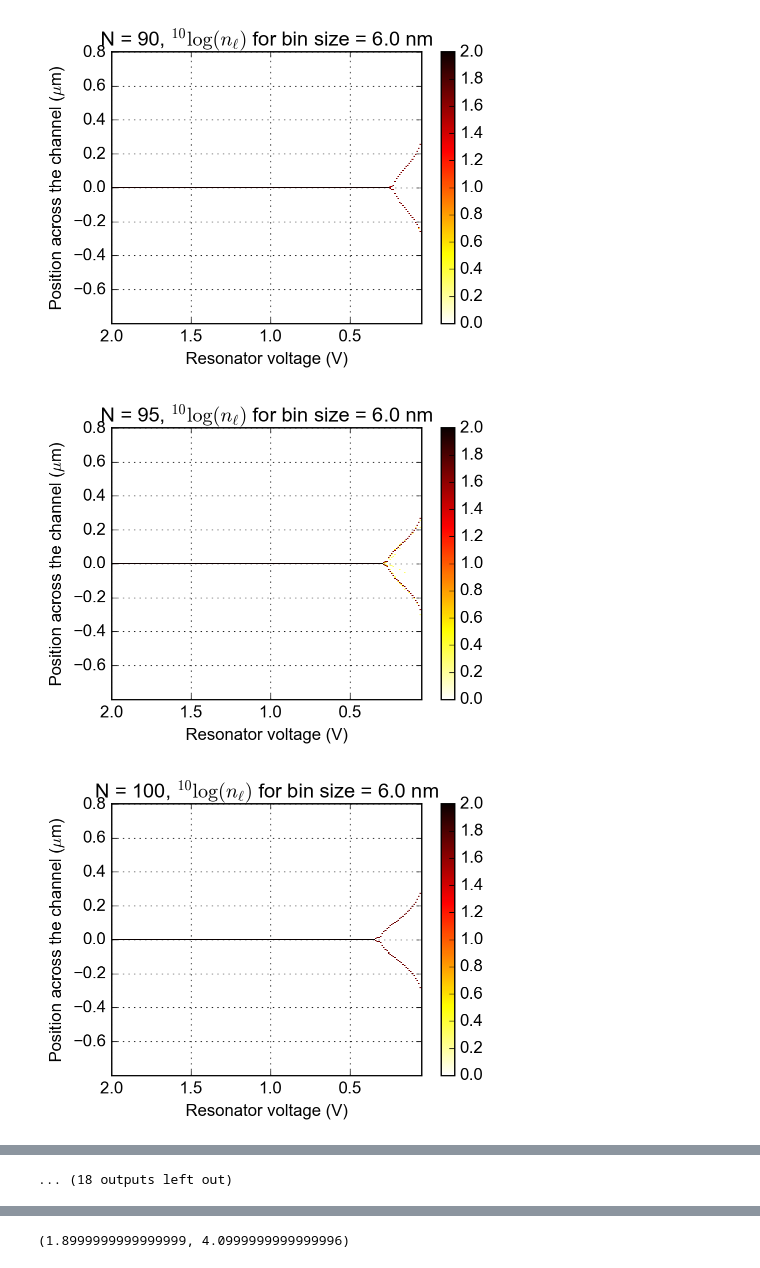
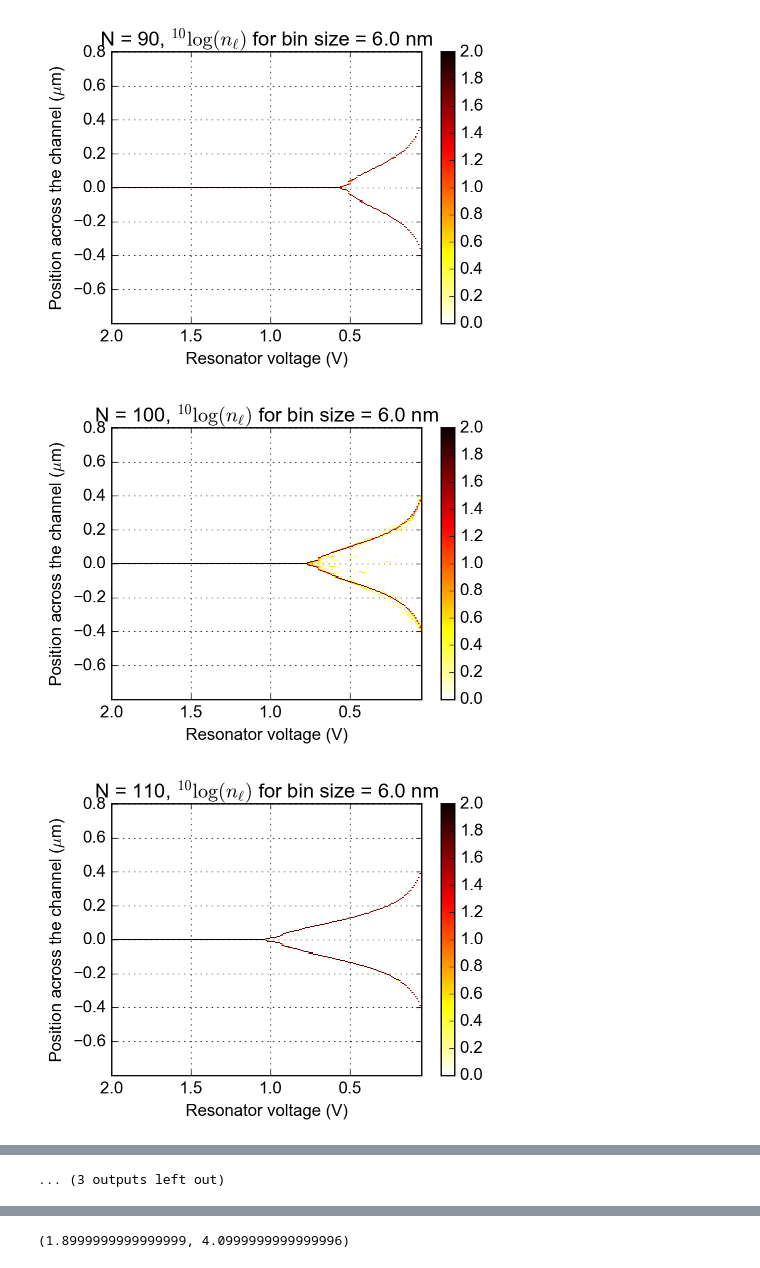
Before and after one commit to gkoolstra/ipython-notebooks, a Jupyter notebook: 20170124 - Electron row detection .ipynb, the cells around one changed output, grey strips where cells are left out. Cells and saved outputs as stored; diff of their text form; code cells hidden in the pictures.

```diff
--- a/20170124 - Electron row detection .ipynb
+++ b/20170124 - Electron row detection .ipynb
@@ -18,3 +18,7 @@ from TrapAnalysis import artificial_anneal as anneal
 
 %matplotlib inline
 %config InlineBackend.figure_format='retina'
+# %%
+save_path = r"/Volumes/slab/Gerwin/Electron on helium/Electron optimization/Realistic potential/Resonator"
+sub_dirs = glob.glob(save_path+"/*M018V3*")
+pprint.pprint(sub_dirs)
@@ -21,36 +43,35 @@ from TrapAnalysis import artificial_anneal as anneal
 # %%
-save_path = r"/Volumes/slab/Gerwin/Electron on helium/Electron optimization/Realistic potential/Resonator"
-sub_dirs = [r"170118_143444_M018V2_resonator_Vsweep_50_electrons",
-            r"170118_140803_M018V2_resonator_Vsweep_75_electrons",
-            r"170125_230605_M018V2_resonator_Vsweep_80_electrons",
-            r"170126_062249_M018V2_resonator_Vsweep_85_electrons",
-            r"170126_064112_M018V2_resonator_Vsweep_90_electrons",
-            r"170126_070212_M018V2_resonator_Vsweep_95_electrons",
-            r"170118_132418_M018V2_resonator_Vsweep_100_electrons",
-            r"170126_072531_M018V2_resonator_Vsweep_105_electrons",
-            r"170126_075343_M018V2_resonator_Vsweep_110_electrons",
-            r"170126_082410_M018V2_resonator_Vsweep_115_electrons",
-            r"170126_085811_M018V2_resonator_Vsweep_120_electrons",
-            r"170124_101926_M018V2_resonator_Vsweep_125_electrons",
-            r"170124_112414_M018V2_resonator_Vsweep_130_electrons",
-            r"170124_120809_M018V2_resonator_Vsweep_135_electrons",
-            r"170124_131448_M018V2_resonator_Vsweep_140_electrons",
-            r"170124_152925_M018V2_resonator_Vsweep_145_electrons",
-            r"170124_163706_M018V2_resonator_Vsweep_150_electrons",
-            r"170124_175432_M018V2_resonator_Vsweep_155_electrons",
-            r"170125_071720_M018V2_resonator_Vsweep_160_electrons",
-            r"170126_093412_M018V2_resonator_Vsweep_170_electrons",
-            r"170126_110149_M018V2_resonator_Vsweep_180_electrons",
-            r"170126_130205_M018V2_resonator_Vsweep_190_electrons",
-            r"170118_145233_M018V2_resonator_Vsweep_200_electrons",
-            r"170126_211735_M018V2_resonator_Vsweep_225_electrons",
-            r"170127_005927_M018V2_resonator_Vsweep_250_electrons",
-            r"170127_054958_M018V2_resonator_Vsweep_275_electrons",
-            r"170127_123421_M018V2_resonator_Vsweep_300_electrons"]
+# sub_dirs = [r"170118_143444_M018V2_resonator_Vsweep_50_electrons",
+#             r"170118_140803_M018V2_resonator_Vsweep_75_electrons",
+#             r"170125_230605_M018V2_resonator_Vsweep_80_electrons",
+#             r"170126_062249_M018V2_resonator_Vsweep_85_electrons",
+#             r"170126_064112_M018V2_resonator_Vsweep_90_electrons",
+#             r"170126_070212_M018V2_resonator_Vsweep_95_electrons",
+#             r"170118_132418_M018V2_resonator_Vsweep_100_electrons",
+#             r"170126_072531_M018V2_resonator_Vsweep_105_electrons",
+#             r"170126_075343_M018V2_resonator_Vsweep_110_electrons",
+#             r"170126_082410_M018V2_resonator_Vsweep_115_electrons",
+#             r"170126_085811_M018V2_resonator_Vsweep_120_electrons",
+#             r"170124_101926_M018V2_resonator_Vsweep_125_electrons",
+#             r"170124_112414_M018V2_resonator_Vsweep_130_electrons",
+#             r"170124_120809_M018V2_resonator_Vsweep_135_electrons",
+#             r"170124_131448_M018V2_resonator_Vsweep_140_electrons",
+#             r"170124_152925_M018V2_resonator_Vsweep_145_electrons",
+#             r"170124_163706_M018V2_resonator_Vsweep_150_electrons",
+#             r"170124_175432_M018V2_resonator_Vsweep_155_electrons",
+#             r"170125_071720_M018V2_resonator_Vsweep_160_electrons",
+#             r"170126_093412_M018V2_resonator_Vsweep_170_electrons",
+#             r"170126_110149_M018V2_resonator_Vsweep_180_electrons",
+#             r"170126_130205_M018V2_resonator_Vsweep_190_electrons",
+#             r"170118_145233_M018V2_resonator_Vsweep_200_electrons",
+#             r"170126_211735_M018V2_resonator_Vsweep_225_electrons",
+#             r"170127_005927_M018V2_resonator_Vsweep_250_electrons",
+#             r"170127_054958_M018V2_resonator_Vsweep_275_electrons",
+#             r"170127_123421_M018V2_resonator_Vsweep_300_electrons"]
 
 dbin = 0.006E-6
 bins = np.arange(-0.80E-6, 0.80E-6+dbin, dbin)
-save = False
+save = True
 
 N_electrons = list()
 noof_rows = np.zeros((196, len(sub_dirs)))
@@ -150,3 +159,3 @@ Directory: 170127_123421_M018V2_resonator_Vsweep_300_electrons
-[figure, old version]
+[figure, new version]
-[figure, old version]
+[figure, new version]
-[figure, old version]
+[figure, new version]
@@ -155 +163,0 @@ Directory: 170127_123421_M018V2_resonator_Vsweep_300_electrons
-... (18 outputs left out)
@@ -156,3 +165,4 @@ Directory: 170127_123421_M018V2_resonator_Vsweep_300_electrons
+... (3 outputs left out)
 # %%
 xaxis = N_electrons
 
```
Also changed, not shown: parts of 4 cells of this notebook, 2 other files.
